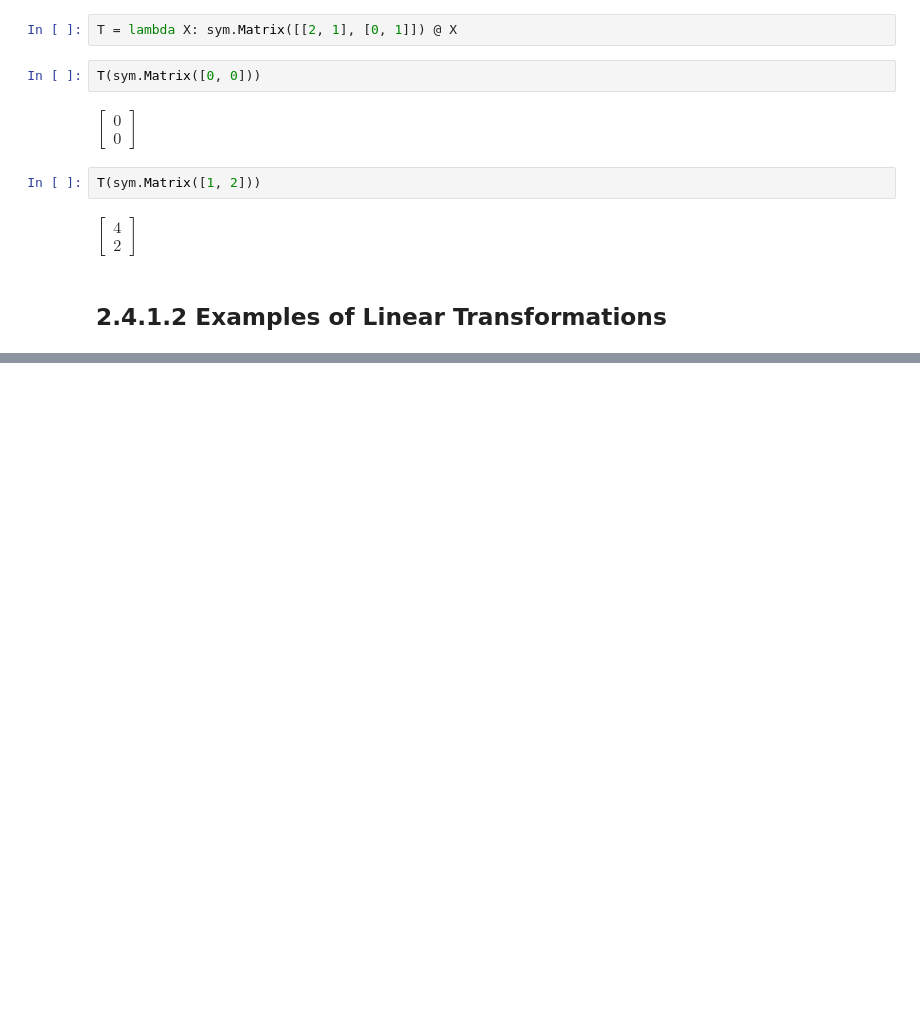
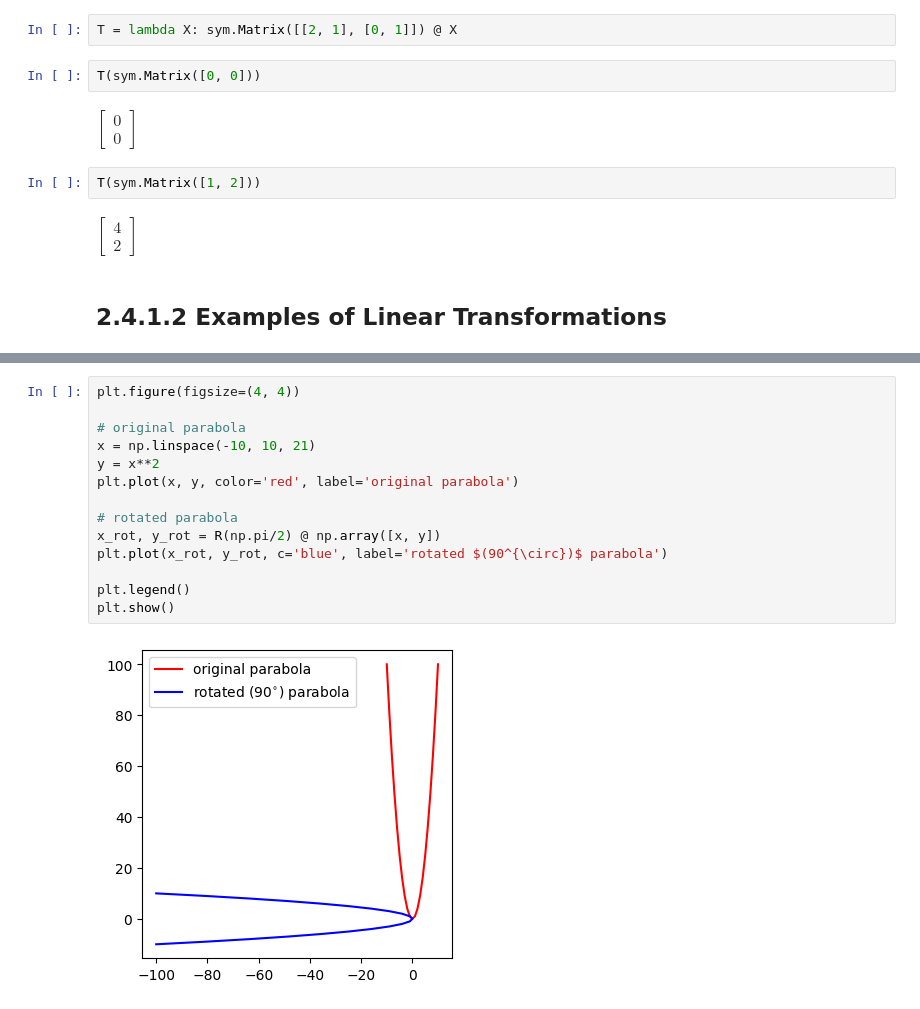
Before and after one commit to PaulToronto/Howard-University-Coursera-Linear-Algebra-For-Data-Science-Specialization, a Jupyter notebook: 2_4_1_Define_Linear_Transformations.ipynb, the cells around one changed output, grey strips where cells are left out. Drawn from its saved outputs; the diff is of its cells as text; blank space fills up the shorter version.

```diff
--- a/2_4_1_Define_Linear_Transformations.ipynb
+++ b/2_4_1_Define_Linear_Transformations.ipynb
@@ -76,0 +211,16 @@ $\displaystyle \left[\begin{matrix}4\\2\end{matrix}\right]$
+# %%
+plt.figure(figsize=(4, 4))
+
+# original parabola
+x = np.linspace(-10, 10, 21)
+y = x**2
+plt.plot(x, y, color='red', label='original parabola')
+
+# rotated parabola
+x_rot, y_rot = R(np.pi/2) @ np.array([x, y])
+plt.plot(x_rot, y_rot, c='blue', label='rotated $(90^{\circ})$ parabola')
+
+plt.legend()
+plt.show()
+# %% [output]
+[figure, added]
```
Also changed, not shown: parts of 34 cells of this notebook.
